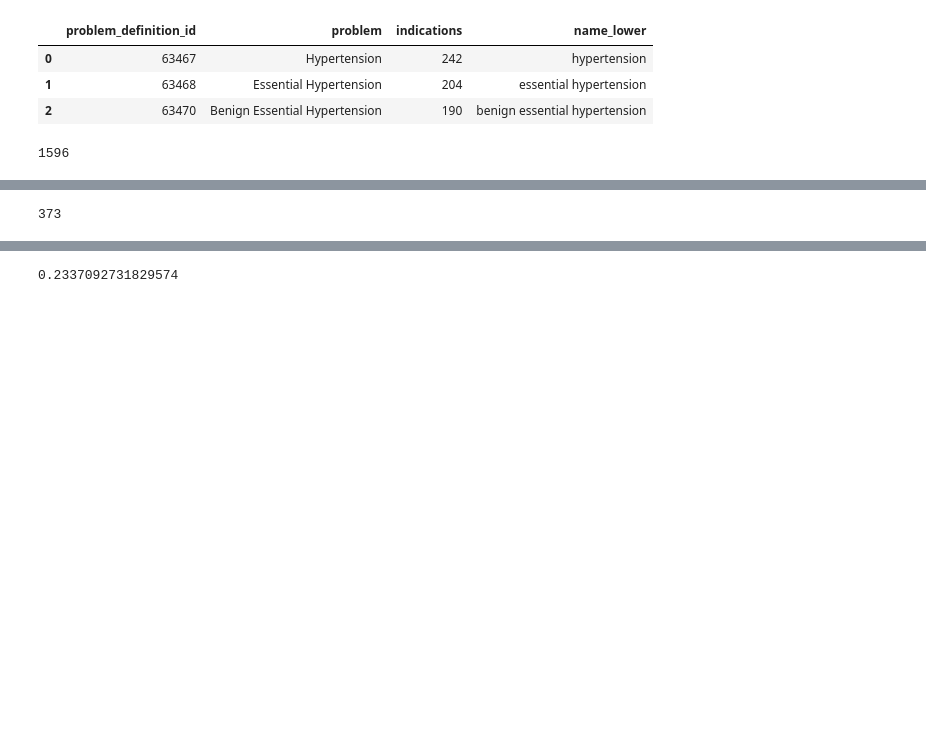
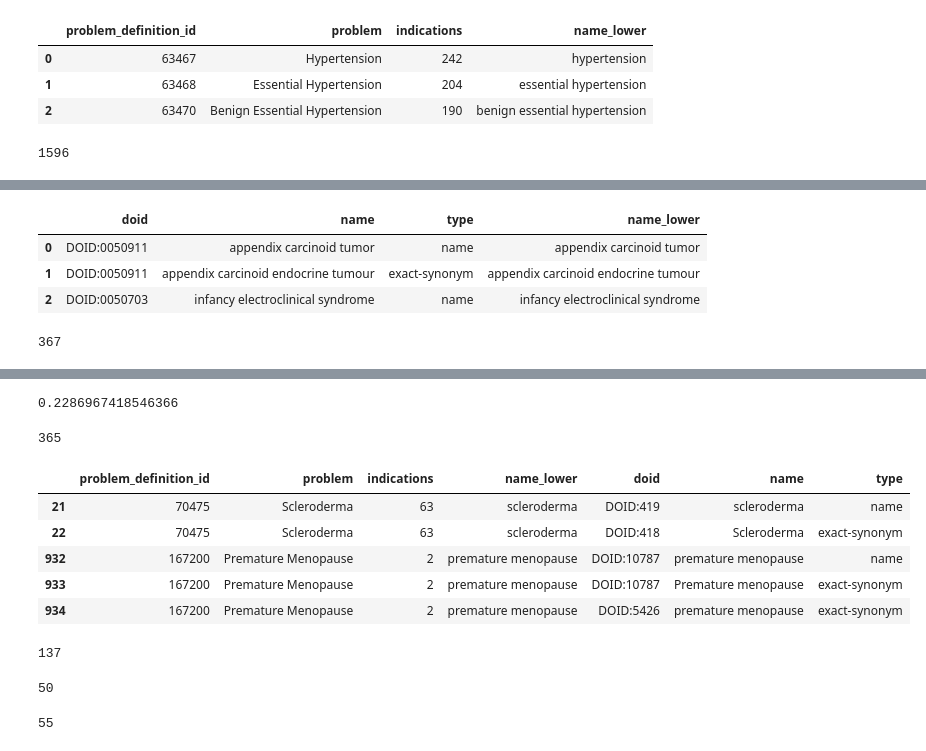
Before and after one commit to dhimmel/indications, a Jupyter notebook: ehrlink/problem-map.ipynb, the cells around one changed output, grey strips where cells are left out. Drawn from its saved outputs; the diff is of its cells as text; code cells hidden in the pictures; blank space fills up the shorter version.

Commit message:
Added propagated DO slim matching

```diff
--- a/ehrlink/problem-map.ipynb
+++ b/ehrlink/problem-map.ipynb
@@ -28,3 +25,11 @@ doterm_df[:3]
+# %%
+doterm_df = doterm_df.query("type in ['exact-synonym', 'name']")
+doterm_df[:3]
+# %% [output]
+|  | doid | name | type | name_lower |
+| 0 | DOID:0050911 | appendix carcinoid tumor | name | appendix carcinoid tumor |
+| 1 | DOID:0050911 | appendix carcinoid endocrine tumour | exact-synonym | appendix carcinoid endocrine tumour |
+| 2 | DOID:0050703 | infancy electroclinical syndrome | name | infancy electroclinical syndrome |
 # %%
 domap_df = problem_df.merge(doterm_df, how='left', on='name_lower')
 path = os.path.join('data', 'problem-to-doid.tsv')
@@ -33,7 +38,7 @@ domap_df.to_csv(path, index=False, sep='\t')
 pair_df = domap_df[['problem_definition_id', 'doid']].dropna().drop_duplicates()
 len(pair_df)
 # %% [output]
-373
+367
 # %%
 domap_df[:50]
 # %% [output]
@@ -57,4 +64,36 @@ domap_df[:50]
 # %%
-len(pair_df) / len(problem_df)
+len(mapped_problems) / len(problem_df)
 # %% [output]
-0.2337092731829574
+0.2286967418546366
+# %%
+len(mapped_problems)
+# %% [output]
+365
+# %%
+# Find problems that mapped to multiple DO terms
+duplicates = set(pair_df[pair_df.duplicated('problem_definition_id')].problem_definition_id)
+domap_df[domap_df.problem_definition_id.isin(duplicates)]
+# %% [output]
+|  | problem_definition_id | problem | indications | name_lower | doid | name | type |
+| 21 | 70475 | Scleroderma | 63 | scleroderma | DOID:419 | scleroderma | name |
+| 22 | 70475 | Scleroderma | 63 | scleroderma | DOID:418 | Scleroderma | exact-synonym |
+| 932 | 167200 | Premature Menopause | 2 | premature menopause | DOID:10787 | premature menopause | name |
+| 933 | 167200 | Premature Menopause | 2 | premature menopause | DOID:10787 | Premature menopause | exact-synonym |
+| 934 | 167200 | Premature Menopause | 2 | premature menopause | DOID:5426 | premature menopause | exact-synonym |
+# %%
+url = 'http://git.dhimmel.com/disease-ontology/data/slim-terms.tsv'
+doslim_df = pandas.read_table(url)
+len(doslim_df)
+# %% [output]
+137
+# %%
+sum(doslim_df.doid.isin(set(pair_df.doid)))
+# %% [output]
+50
+# %%
+# with propagation
+url = 'http://git.dhimmel.com/disease-ontology/data/slim-terms-prop.tsv'
+doslim_df = pandas.read_table(url)
+len(set(doslim_df.slim_id[doslim_df.subsumed_id.isin(set(pair_df.doid))]))
+# %% [output]
+55
```
Also changed, not shown: parts of 2 cells of this notebook, 1 other file.
